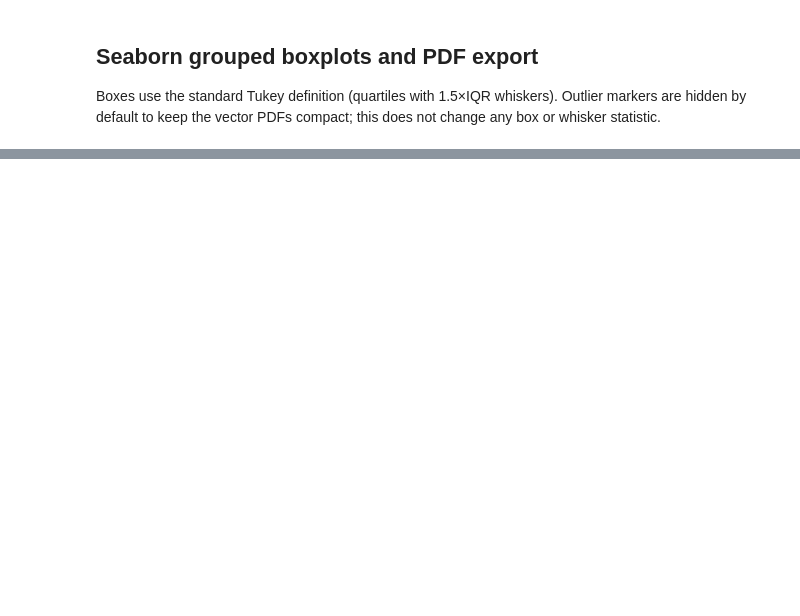
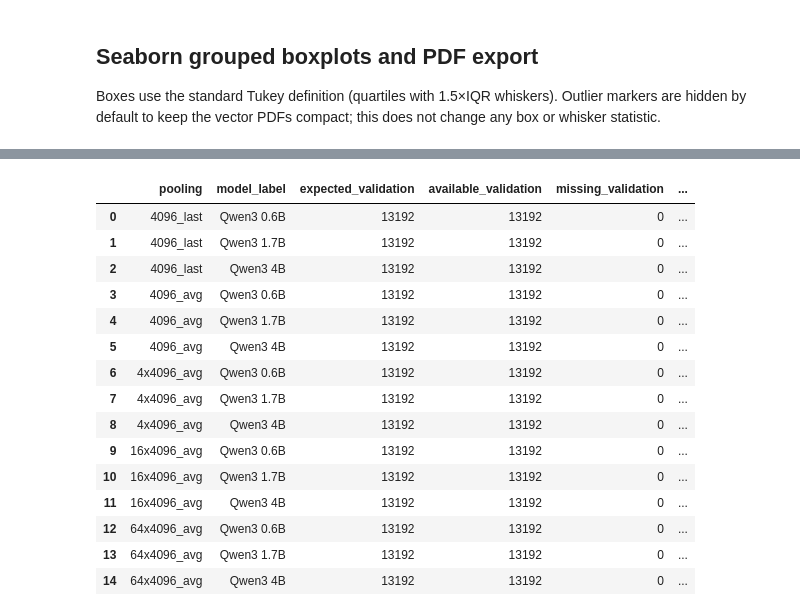
Before and after one commit to yigitBaysoyu/modernizing-screen2vec, a Jupyter notebook: _results_reconstructions_boxplots.ipynb, the cells around one changed output, grey strips where cells are left out. Saved outputs shown, nothing was run; the diff lists cells and outputs as text; code cells hidden in the pictures; blank space fills up the shorter version.

```diff
--- a/_results_reconstructions_boxplots.ipynb
+++ b/_results_reconstructions_boxplots.ipynb
@@ -405,0 +793,92 @@ print("\n".join(str(path) for path in exported_pdfs))
+# %%
+validation_analysis = analysis[
+    analysis["idx"].astype(int).isin(validation_ids)
+].copy()
+validation_available = (
+    validation_analysis.groupby(["pooling", "model_size_b"], observed=True)
+    .size().rename("available_validation").reset_index()
+)
+validation_inventory = experiments.merge(
+    validation_available, on=["pooling", "model_size_b"], how="left"
+)
+validation_inventory["available_validation"] = (
+    validation_inventory["available_validation"].fillna(0).astype(int)
+)
+validation_inventory["expected_validation"] = len(validation_ids)
+validation_inventory["missing_validation"] = (
+    validation_inventory["expected_validation"]
+    - validation_inventory["available_validation"]
+)
+validation_inventory["validation_status"] = validation_inventory["missing_validation"].map(
+    lambda missing: "complete" if missing == 0 else "incomplete (partial)"
+)
+validation_status_map = validation_inventory.set_index(
+    ["pooling", "model_size_b"]
+)["validation_status"]
+validation_analysis["status"] = [
+    validation_status_map.loc[(pooling, model_size)]
+    for pooling, model_size in zip(
+        validation_analysis["pooling"], validation_analysis["model_size_b"]
+    )
+]
+validation_analysis["complete"] = validation_analysis["status"].eq("complete")
+validation_plot_data = (
+    validation_analysis
+    if INCLUDE_INCOMPLETE
+    else validation_analysis[validation_analysis["complete"]].copy()
+)
+display(validation_inventory[[
+    "pooling", "model_label", "expected_validation",
+    "available_validation", "missing_validation", "validation_status",
+]])
+
+validation_long_metrics = validation_analysis.melt(
+    id_vars=["pooling", "model_size_b", "model_label", "status"],
+    value_vars=list(METRIC_SPECS), var_name="metric", value_name="value",
+)
+validation_descriptive = (
+    validation_long_metrics.groupby(
+        ["pooling", "model_size_b", "model_label", "status", "metric"],
+        observed=True, as_index=False,
+    )["value"]
+    .agg(
+        n="count", mean="mean", sd="std", median="median",
+        q1=lambda values: values.quantile(0.25),
+        q3=lambda values: values.quantile(0.75),
+    )
+)
+validation_descriptive["iqr"] = validation_descriptive["q3"] - validation_descriptive["q1"]
+validation_descriptive["pool_order"] = validation_descriptive["pooling"].map(
+    {name: i for i, name in enumerate(POOL_ORDER)}
+)
+validation_descriptive = validation_descriptive.sort_values(
+    ["metric", "pool_order", "model_size_b"]
+).drop(columns="pool_order")
+
+validation_stats_path = PDF_DIR / f"{PDF_PREFIX}_validation_descriptive_statistics.csv"
+validation_descriptive.to_csv(validation_stats_path, index=False)
+for metric, spec in METRIC_SPECS.items():
+    print(f"\n{spec['label']} — validation only")
+    table = validation_descriptive.loc[
+        validation_descriptive["metric"].eq(metric),
+        ["pooling", "model_label", "status", "n", "mean", "sd", "median", "iqr"],
+    ]
+    print(table.to_string(index=False, float_format=lambda value: f"{value:.4f}"))
+print(f"\nExported validation statistics to {validation_stats_path}")
+# %% [output]
+|  | pooling | model_label | expected_validation | available_validation | missing_validation | ... |
+| 0 | 4096_last | Qwen3 0.6B | 13192 | 13192 | 0 | ... |
+| 1 | 4096_last | Qwen3 1.7B | 13192 | 13192 | 0 | ... |
+| 2 | 4096_last | Qwen3 4B | 13192 | 13192 | 0 | ... |
+| 3 | 4096_avg | Qwen3 0.6B | 13192 | 13192 | 0 | ... |
+| 4 | 4096_avg | Qwen3 1.7B | 13192 | 13192 | 0 | ... |
+| 5 | 4096_avg | Qwen3 4B | 13192 | 13192 | 0 | ... |
+| 6 | 4x4096_avg | Qwen3 0.6B | 13192 | 13192 | 0 | ... |
+| 7 | 4x4096_avg | Qwen3 1.7B | 13192 | 13192 | 0 | ... |
+| 8 | 4x4096_avg | Qwen3 4B | 13192 | 13192 | 0 | ... |
+| 9 | 16x4096_avg | Qwen3 0.6B | 13192 | 13192 | 0 | ... |
+| 10 | 16x4096_avg | Qwen3 1.7B | 13192 | 13192 | 0 | ... |
+| 11 | 16x4096_avg | Qwen3 4B | 13192 | 13192 | 0 | ... |
+| 12 | 64x4096_avg | Qwen3 0.6B | 13192 | 13192 | 0 | ... |
+| 13 | 64x4096_avg | Qwen3 1.7B | 13192 | 13192 | 0 | ... |
+| 14 | 64x4096_avg | Qwen3 4B | 13192 | 13192 | 0 | ... |
```
Also changed, not shown: parts of 14 cells of this notebook, 5 other files.
